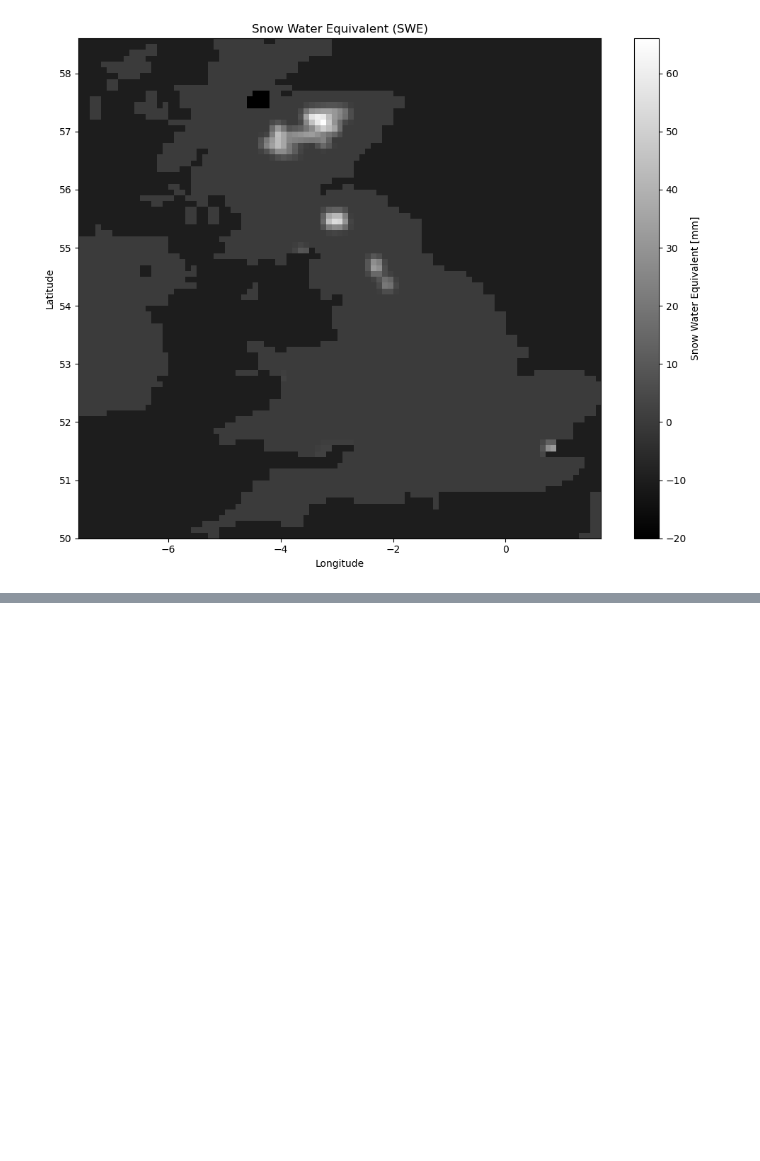
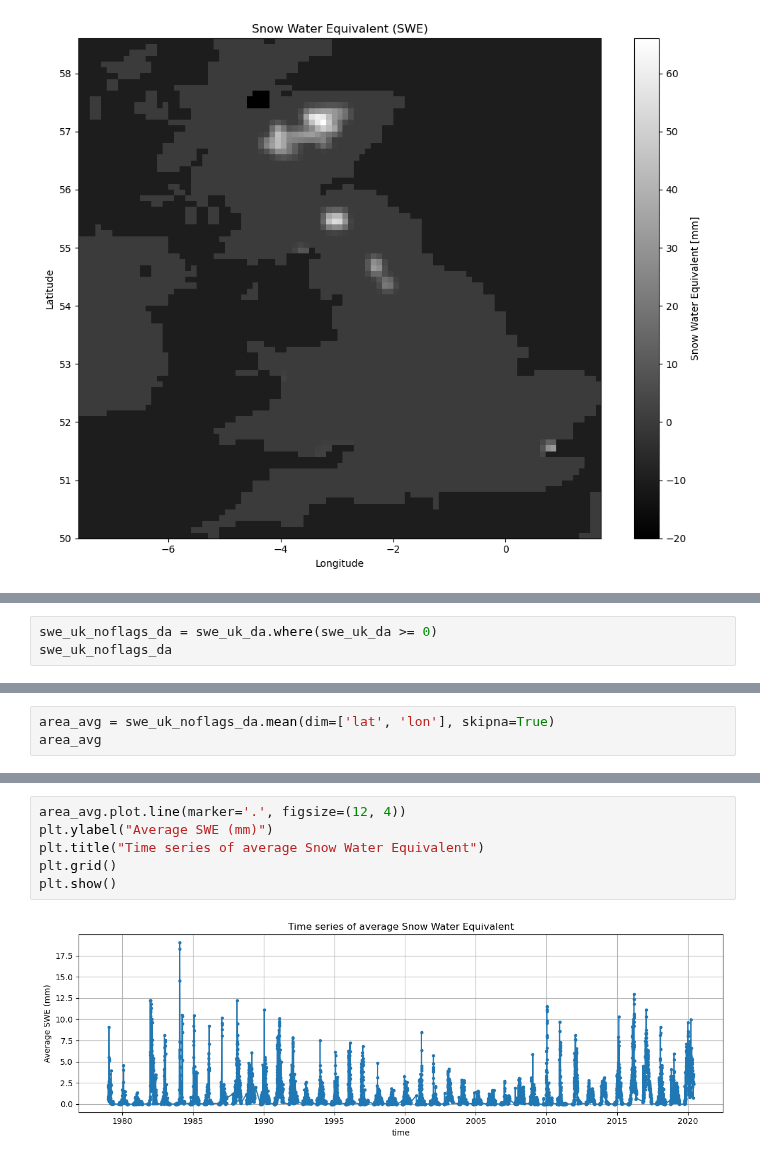
Before and after one commit to mikemoraned/geo, a Jupyter notebook: spikes/satellite/esa-python-conda/snow.ipynb, the cells around one changed output, grey strips where cells are left out. Drawn from its saved outputs; the diff is of its cells as text; blank space fills up the shorter version.

Commit message:
add avg over area of uk, and then over time

```diff
--- a/spikes/satellite/esa-python-conda/snow.ipynb
+++ b/spikes/satellite/esa-python-conda/snow.ipynb
@@ -373,0 +392,3 @@ plot_snow(swe_uk_da.isel(time=0))
+# %%
+swe_uk_noflags_da = swe_uk_da.where(swe_uk_da >= 0)
+swe_uk_noflags_da
@@ -373,0 +421,3 @@ plot_snow(swe_uk_da.isel(time=0))
+# %%
+area_avg = swe_uk_noflags_da.mean(dim=['lat', 'lon'], skipna=True)
+area_avg
@@ -373,0 +448,8 @@ plot_snow(swe_uk_da.isel(time=0))
+# %%
+area_avg.plot.line(marker='.', figsize=(12, 4))
+plt.ylabel("Average SWE (mm)")
+plt.title("Time series of average Snow Water Equivalent")
+plt.grid()
+plt.show()
+# %% [output]
+[figure, added]
```
Also changed, not shown: parts of 5 cells of this notebook.
